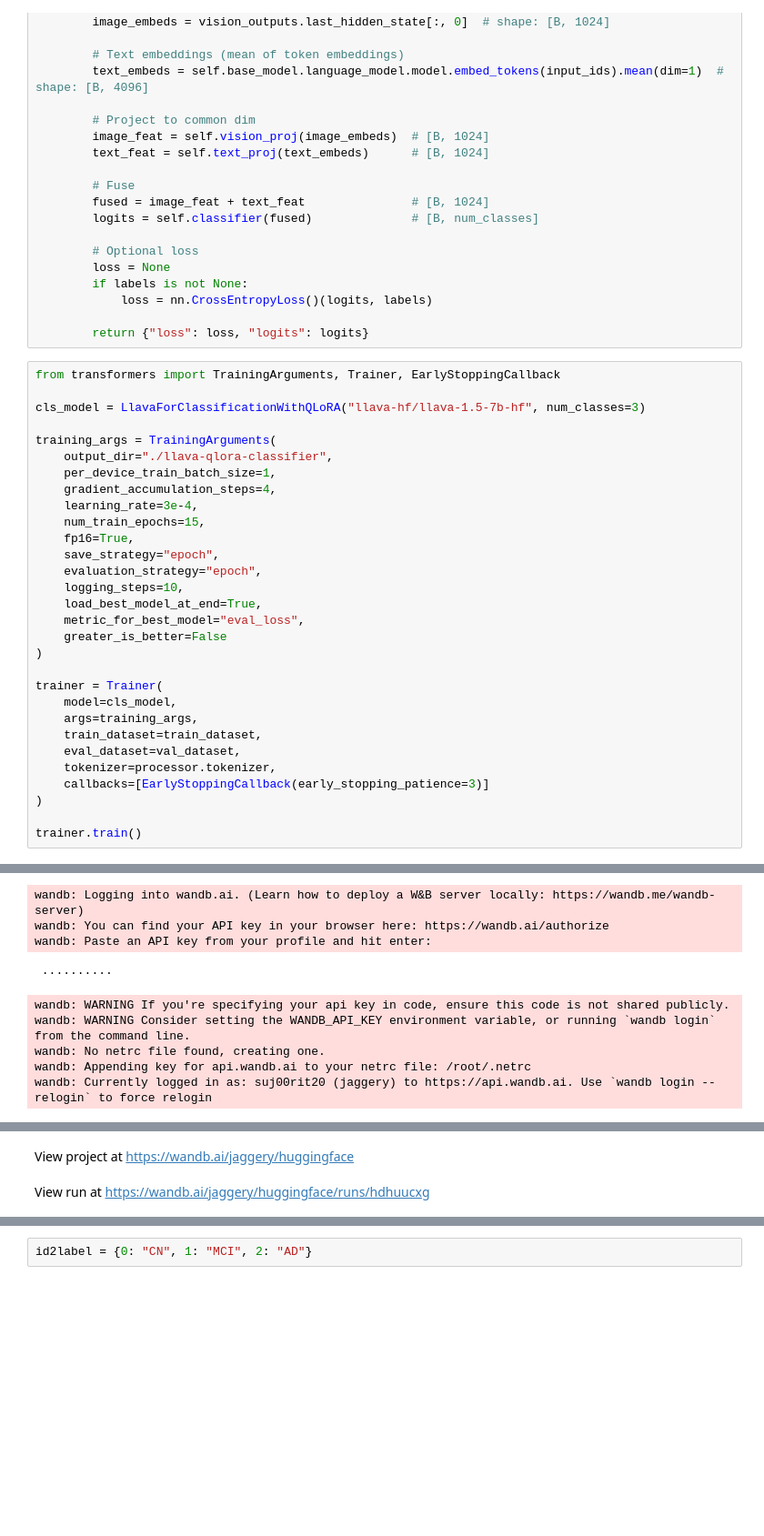
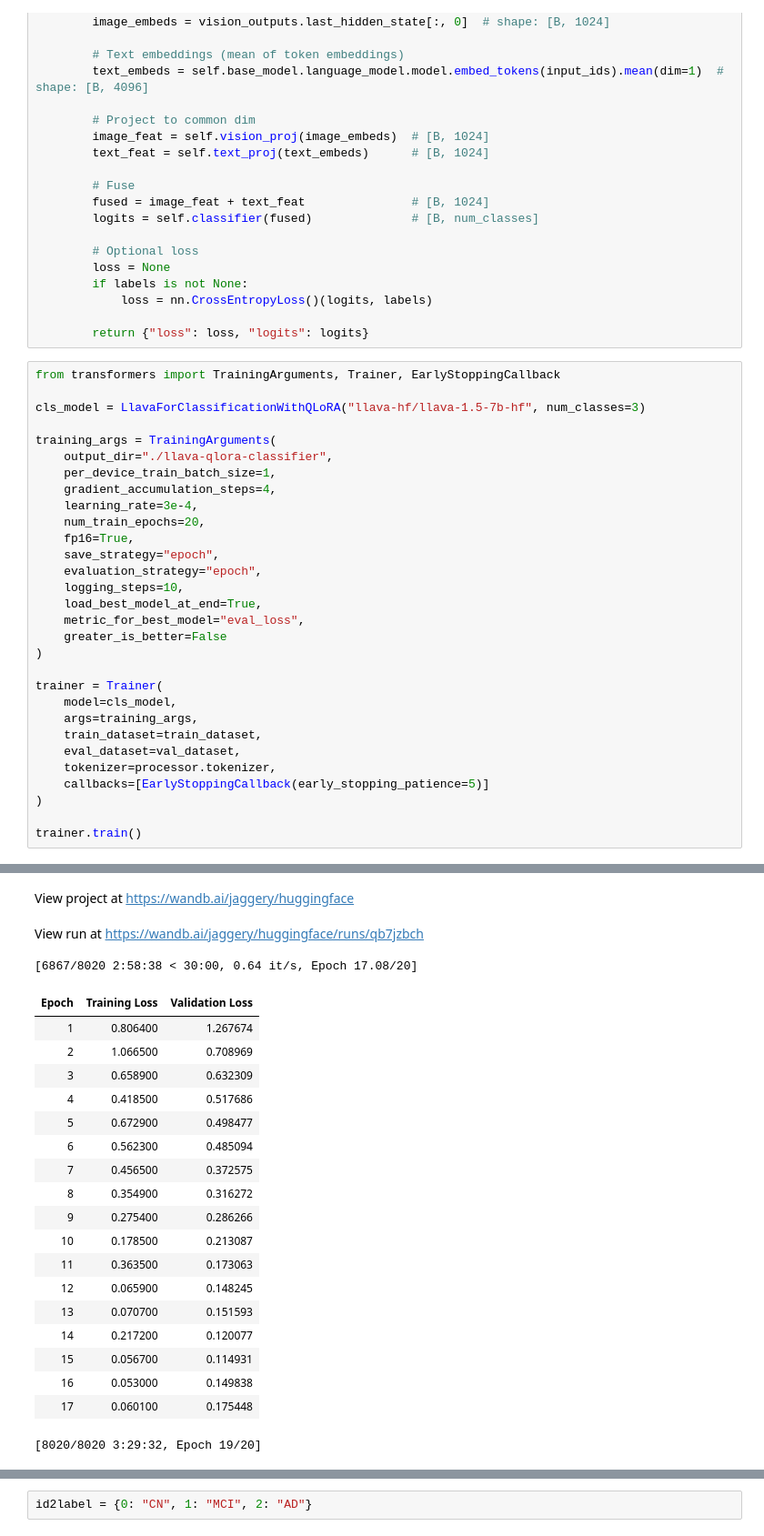
Before and after one commit to sujayrittikar/multimodal_alzheimers_detection, a Jupyter notebook: multimodal/llava_adni.ipynb, the cells around one changed output, grey strips where cells are left out. Shown at 91% size. Drawn from its saved outputs; the diff is of its cells as text; blank space fills up the shorter version.

```diff
--- a/multimodal/llava_adni.ipynb
+++ b/multimodal/llava_adni.ipynb
@@ -261,7 +256,7 @@ training_args = TrainingArguments(
     per_device_train_batch_size=1,
     gradient_accumulation_steps=4,
     learning_rate=3e-4,
-    num_train_epochs=15,
+    num_train_epochs=20,
     fp16=True,
     save_strategy="epoch",
     evaluation_strategy="epoch",
@@ -277,7 +272,7 @@ trainer = Trainer(
     train_dataset=train_dataset,
     eval_dataset=val_dataset,
     tokenizer=processor.tokenizer,
-    callbacks=[EarlyStoppingCallback(early_stopping_patience=3)]
+    callbacks=[EarlyStoppingCallback(early_stopping_patience=5)]
 )
 
 trainer.train()
@@ -290,10 +285 @@ wandb: Using wandb-core as the SDK backend.  Please refer to https://wandb.me/wa
-wandb: Logging into wandb.ai. (Learn how to deploy a W&B server locally: https://wandb.me/wandb-server)
-wandb: You can find your API key in your browser here: https://wandb.ai/authorize
-wandb: Paste an API key from your profile and hit enter:
- ··········
-wandb: WARNING If you're specifying your api key in code, ensure this code is not shared publicly.
-wandb: WARNING Consider setting the WANDB_API_KEY environment variable, or running `wandb login` from the command line.
-wandb: No netrc file found, creating one.
-wandb: Appending key for api.wandb.ai to your netrc file: /root/.netrc
-wandb: Currently logged in as: suj00rit20 (jaggery) to https://api.wandb.ai. Use `wandb login --relogin` to force relogin
 Tracking run with wandb version 0.19.8
@@ -301,3 +287,23 @@ Run data is saved locally in /content/wandb/run-20250324_015149-hdhuucxg
 Syncing run ./llava-qlora-classifier to Weights & Biases (docs)
 View project at https://wandb.ai/jaggery/huggingface
-View run at https://wandb.ai/jaggery/huggingface/runs/hdhuucxg
+View run at https://wandb.ai/jaggery/huggingface/runs/qb7jzbch
+[6867/8020 2:58:38 < 30:00, 0.64 it/s, Epoch 17.08/20]
+| Epoch | Training Loss | Validation Loss |
+| 1 | 0.806400 | 1.267674 |
+| 2 | 1.066500 | 0.708969 |
+| 3 | 0.658900 | 0.632309 |
+| 4 | 0.418500 | 0.517686 |
+| 5 | 0.672900 | 0.498477 |
+| 6 | 0.562300 | 0.485094 |
+| 7 | 0.456500 | 0.372575 |
+| 8 | 0.354900 | 0.316272 |
+| 9 | 0.275400 | 0.286266 |
+| 10 | 0.178500 | 0.213087 |
+| 11 | 0.363500 | 0.173063 |
+| 12 | 0.065900 | 0.148245 |
+| 13 | 0.070700 | 0.151593 |
+| 14 | 0.217200 | 0.120077 |
+| 15 | 0.056700 | 0.114931 |
+| 16 | 0.053000 | 0.149838 |
+| 17 | 0.060100 | 0.175448 |
+[8020/8020 3:29:32, Epoch 19/20]
```
Also changed, not shown: parts of 19 cells of this notebook.
